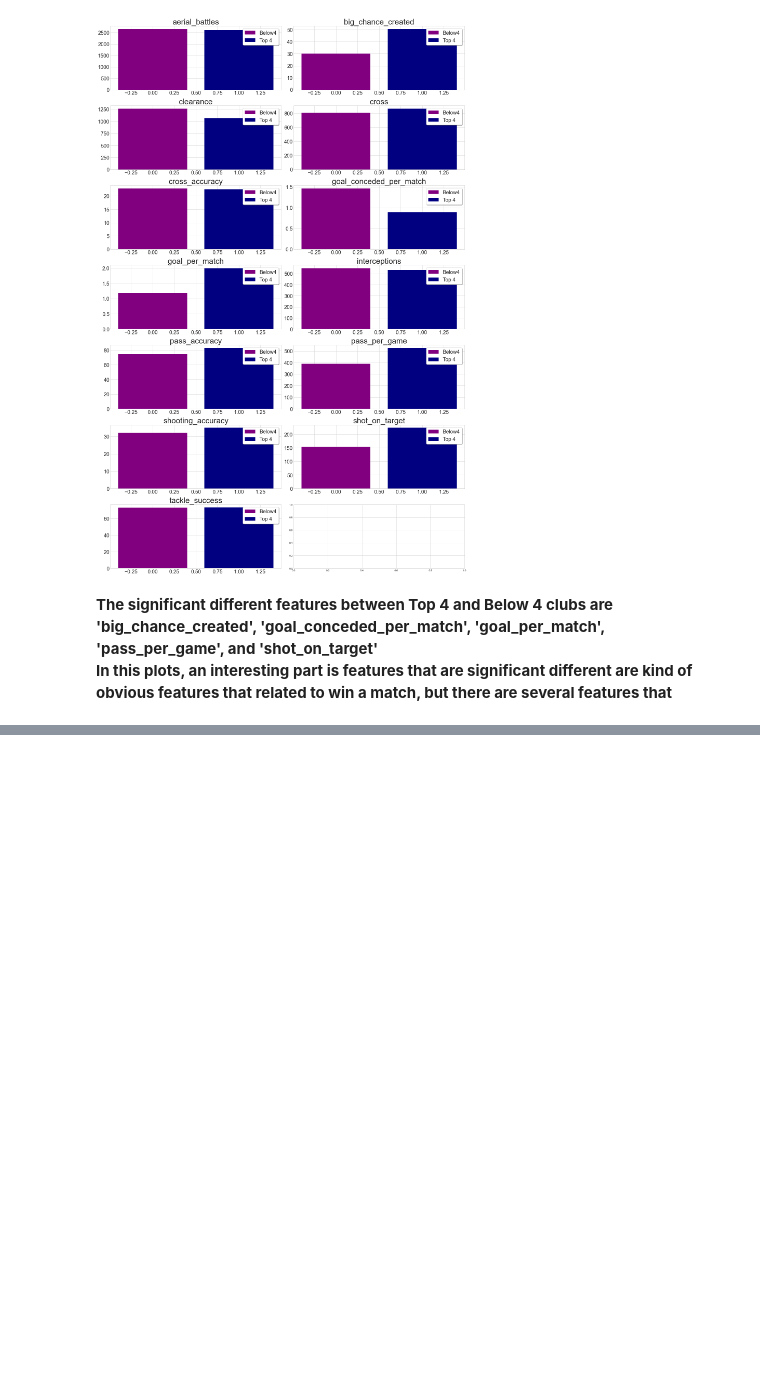
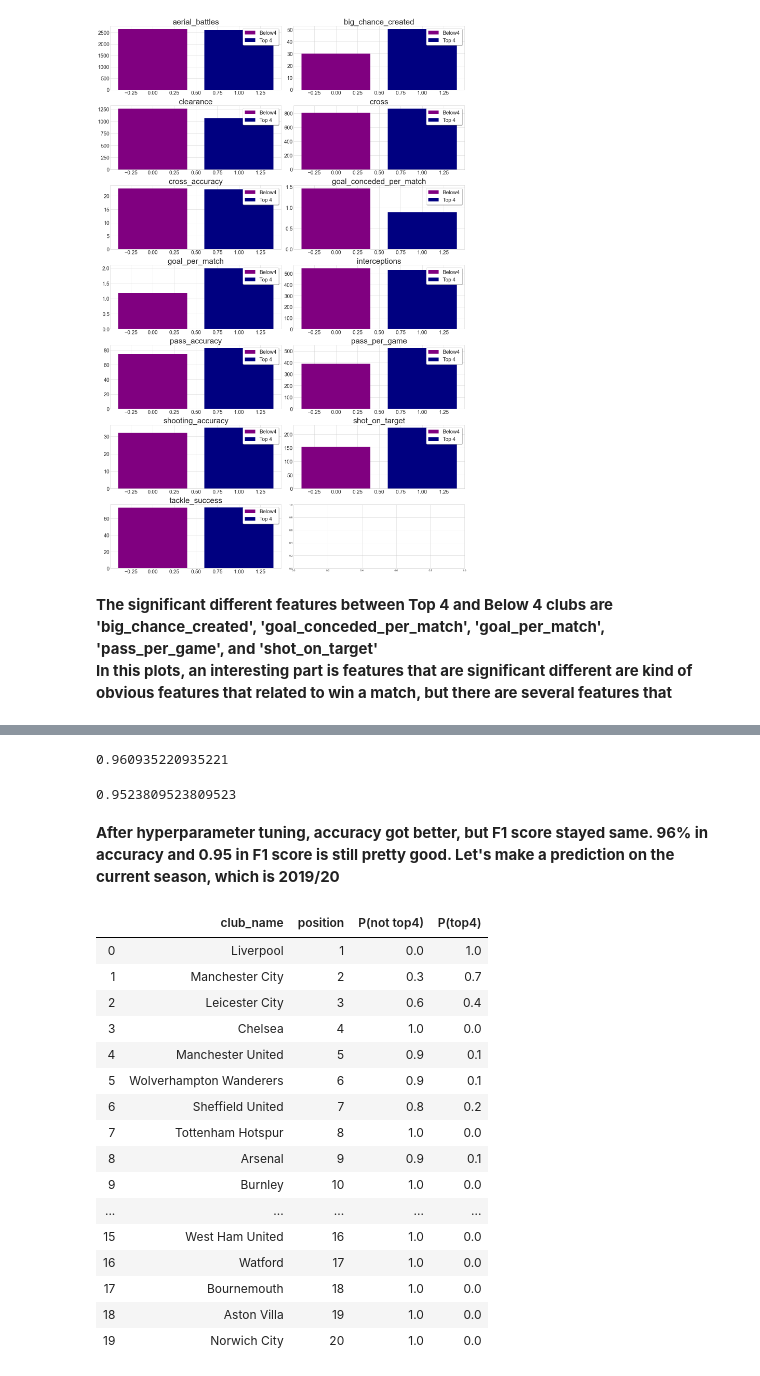
Before and after one commit to hyunilyoo/epl-prediction, a Jupyter notebook: Top4_Prediction.ipynb, the cells around one changed output, grey strips where cells are left out. Cells and saved outputs as stored; diff of their text form; code cells hidden in the pictures; blank space fills up the shorter version.

Commit message:
add prediction

```diff
--- a/Top4_Prediction.ipynb
+++ b/Top4_Prediction.ipynb
@@ -453,0 +482,15 @@ plt.show()
+# %%
+start_time = time.time()
+# reset Random Forest model
+rf = RandomForestClassifier(random_state=42)
+
+# Create grid parameter for the model
+r_params = {'n_estimators': [3, 5, 10, 15, 20, 30],
+            'max_features': ['auto', 'sqrt', 'log2'],
+            'min_samples_split': [2, 3, 4, 5, 8, 10],
+            'min_samples_leaf': [1, 2, 3, 4, 5, 9],
+            'oob_score': [True, False]}
+
+rs = GridSearchCV(rf, r_params, scoring='f1_micro', cv=5)
+rs.fit(X_norm, y)
+print(time.time() - start_time, '[sec]', '\n', 'Best parameters: ', rs.best_params_)
@@ -453,0 +500,6 @@ plt.show()
+# %%
+best_rf = RandomForestClassifier(oob_score=True, n_estimators=10, min_samples_leaf=1,
+                                 min_samples_split=3, max_features='auto', random_state=42)
+# %%
+X_train, X_test, y_train, y_test = train_test_split(X_norm, y, test_size=0.35, random_state=42)
+best_rf.fit(X_train, y_train)
@@ -453,0 +514,51 @@ plt.show()
+# %%
+np.average(cross_val_score(best_rf, X_norm, y, cv=5))
+# %% [output]
+0.960935220935221
+# %%
+f1_score(y_test, best_rf.predict(X_test), average='micro')
+# %% [output]
+0.9523809523809523
+# %% [markdown]
+**After hyperparameter tuning, accuracy got better, but F1 score stayed same. 96% in accuracy and 0.95 in F1 score is still pretty good. Let's make a prediction on the current season, which is 2019/20**
+# %%
+# This is for the result
+new_c_season = current_season[['club_name', 'position']]
+
+# Data preprocessing for current season
+current_season = current_season.drop(['club_name', 'position', 'goal', 'goal_against', 'season'], axis=1)
+current_season[['cross_accuracy', 'pass_accuracy', 'shooting_accuracy', 'tackle_success']] = current_season[['cross_accuracy', 'pass_accuracy',
+                                                                                               'shooting_accuracy', 'tackle_success']].apply(lambda x: np.divide(x, 100), axis=1)
+
+for i in range(len(current_season)):
+    current_season.loc[i,'drawn':'cross'] = current_season.loc[i,:'cross'].apply(lambda x: np.divide(x, current_season['total_games'][i]))
+    current_season.loc[i, ['interceptions', 'shot_on_target']] = current_season.loc[i, ['interceptions', 'shot_on_target']].apply(lambda x: np.divide(x, current_season['total_games'][i]))
+
+n_current_season = pd.merge(new_c_season, current_season, right_index=True, left_index=True)
+
+X, y = n_current_season.drop(['club_name', 'position'], axis=1), n_current_season['is_top4']
+X = np.log(X[selected])
+
+# Compare with current standing
+result = n_current_season[['club_name', 'position']]
+result['P(not top4)'], result['P(top4)'] = best_rf.predict_proba(X)[:,0], best_rf.predict_proba(X)[:,1]
+
+result
+# %% [output]
+|  | club_name | position | P(not top4) | P(top4) |
+| 0 | Liverpool | 1 | 0.0 | 1.0 |
+| 1 | Manchester City | 2 | 0.3 | 0.7 |
+| 2 | Leicester City | 3 | 0.6 | 0.4 |
+| 3 | Chelsea | 4 | 1.0 | 0.0 |
+| 4 | Manchester United | 5 | 0.9 | 0.1 |
+| 5 | Wolverhampton Wanderers | 6 | 0.9 | 0.1 |
+| 6 | Sheffield United | 7 | 0.8 | 0.2 |
+| 7 | Tottenham Hotspur | 8 | 1.0 | 0.0 |
+| 8 | Arsenal | 9 | 0.9 | 0.1 |
+| 9 | Burnley | 10 | 1.0 | 0.0 |
+| ... | ... | ... | ... | ... |
+| 15 | West Ham United | 16 | 1.0 | 0.0 |
+| 16 | Watford | 17 | 1.0 | 0.0 |
+| 17 | Bournemouth | 18 | 1.0 | 0.0 |
+| 18 | Aston Villa | 19 | 1.0 | 0.0 |
+| 19 | Norwich City | 20 | 1.0 | 0.0 |
```
Also changed, not shown: parts of 29 cells of this notebook, 10 other files.
